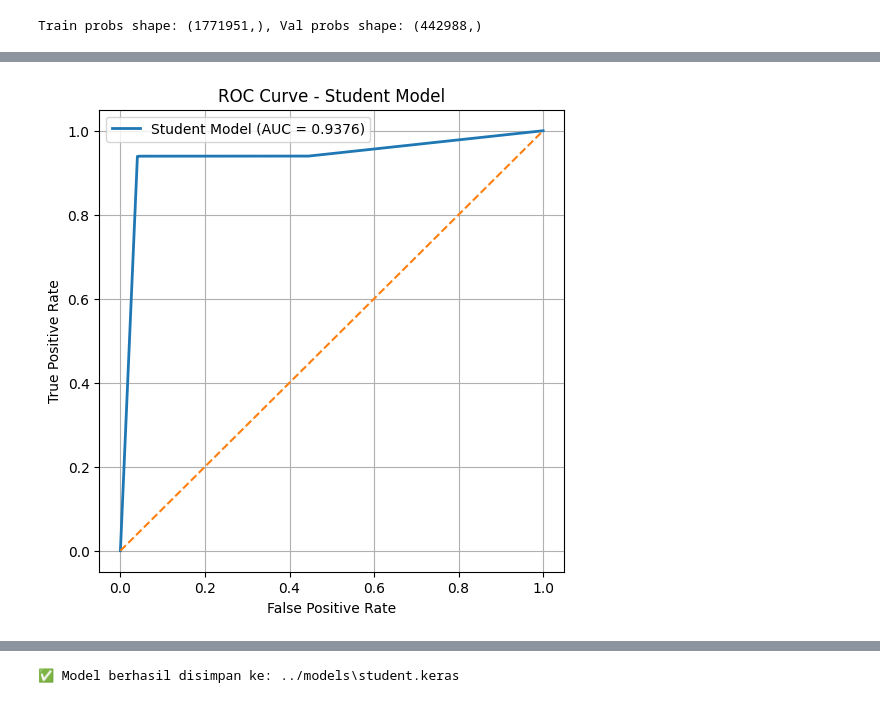
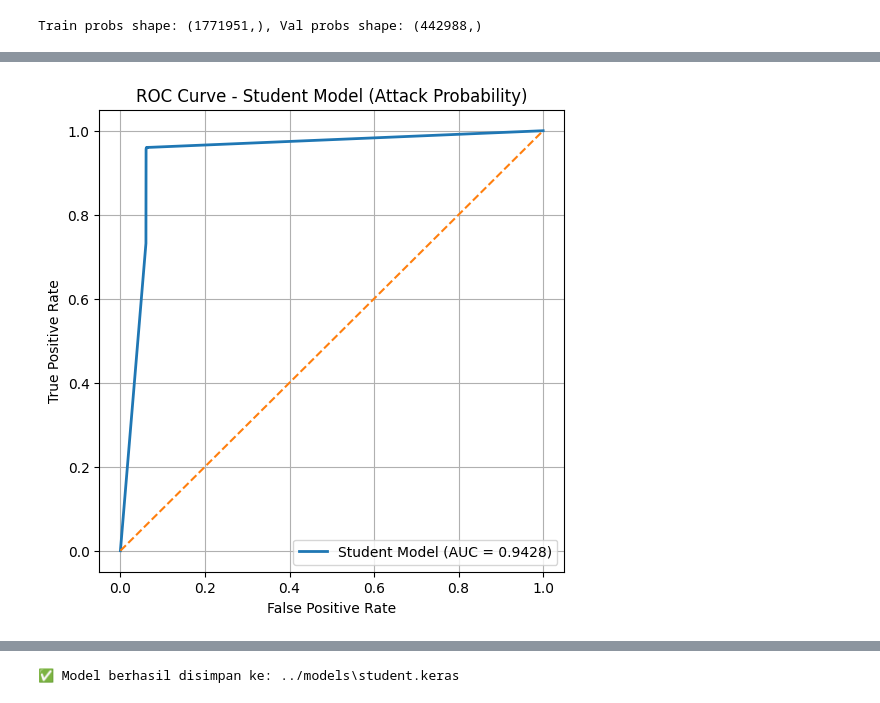
Before and after one commit to bintangpandu14/CICIDS2017---IPSML, a Jupyter notebook: notebooks/04_LightGBM-Snort(TensorFlow).ipynb, the cells around one changed output, grey strips where cells are left out. Drawn from its saved outputs; the diff is of its cells as text; code cells hidden in the pictures.

```diff
--- a/notebooks/04_LightGBM-Snort(TensorFlow).ipynb
+++ b/notebooks/04_LightGBM-Snort(TensorFlow).ipynb
@@ -642,23 +683,27 @@ Successfully installed contourpy-1.3.2 cycler-0.12.1 fonttools-4.60.1 kiwisolver
 # %%
 from sklearn.metrics import roc_curve, auc
 import matplotlib.pyplot as plt
 
-# Hitung ROC curve student model
-fpr, tpr, thresholds = roc_curve(y_test, y_student_prob)
+# === Swap label dan probabilitas ===
+y_test_swapped = 1 - y_test
+y_prob_swapped = 1 - y_student_prob
+
+# Hitung ROC curve student model berdasarkan prob serangan
+fpr, tpr, thresholds = roc_curve(y_test_swapped, y_prob_swapped)
 roc_auc = auc(fpr, tpr)
 
 plt.figure(figsize=(6, 6))
 plt.plot(fpr, tpr, linewidth=2, label=f"Student Model (AUC = {roc_auc:.4f})")
 plt.plot([0, 1], [0, 1], linestyle='--')
 
-plt.title("ROC Curve - Student Model")
+plt.title("ROC Curve - Student Model (Attack Probability)")
 plt.xlabel("False Positive Rate")
 plt.ylabel("True Positive Rate")
 plt.legend()
 plt.grid(True)
 plt.show()
 # %% [output]
-[figure, old version]
+[figure, new version]
 # %%
 from sklearn.calibration import calibration_curve
 import matplotlib.pyplot as plt
```
Also changed, not shown: parts of 17 cells of this notebook.
